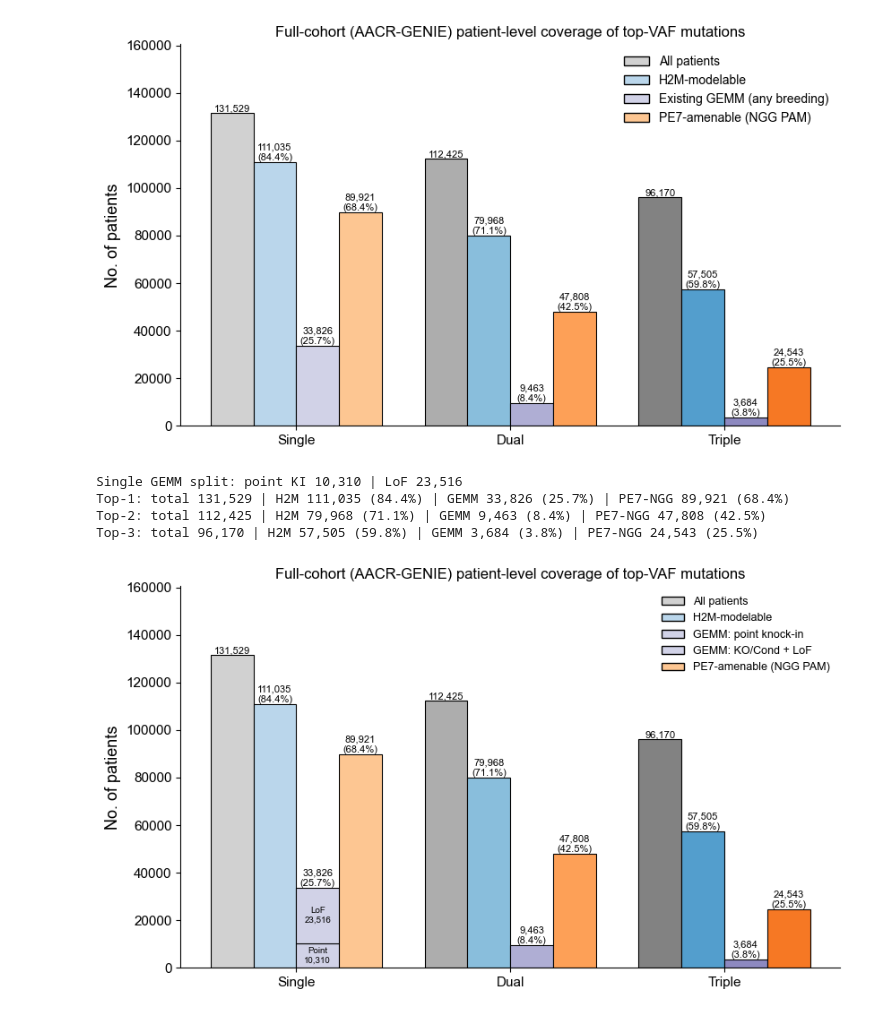
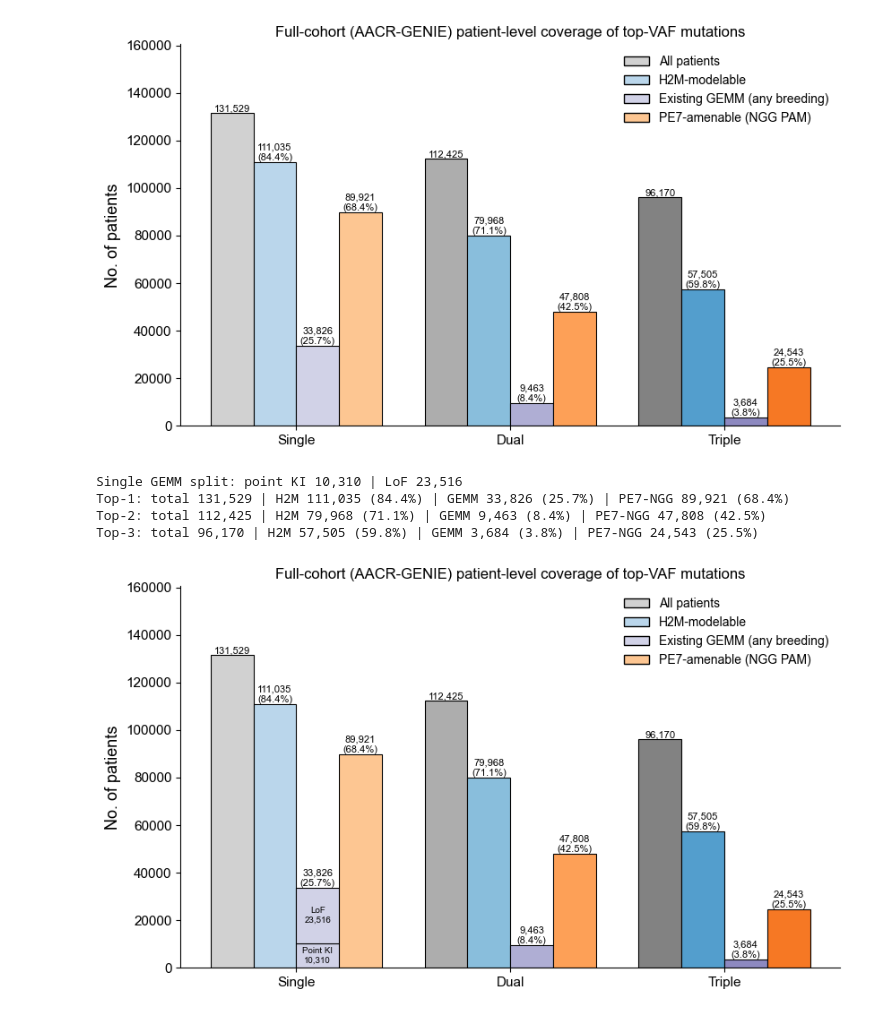
Before and after one commit to kexindon/PE7-mouse-multiplexed-editing, a Jupyter notebook: multiplexed_mutation_coverage_v3.ipynb, the cells around one changed output. Drawn from its saved outputs; the diff is of its cells as text; code cells hidden in the pictures.

```diff
--- a/multiplexed_mutation_coverage_v3.ipynb
+++ b/multiplexed_mutation_coverage_v3.ipynb
@@ -766,7 +766,7 @@ h2m_res  = strict_topn_covered(df_top3_per_sample, 'h2m_modelable')
 gemm_res = strict_topn_covered(df_top3_per_sample, 'gemm_amenable')
 ngg_res  = strict_topn_covered(df_top3_per_sample, 'pe7_amenable_ngg')
 
-# Split GEMM Single into point KI vs LoF (top-1 only)
+# Split GEMM Single by match source (top-1 only)
 top1 = df_top3_per_sample[df_top3_per_sample['vaf_rank'] == 1]
 n_single_point = (top1['gemm_match'] == 'point').sum()
 n_single_lof   = (top1['gemm_match'] == 'lof').sum()
@@ -794,8 +794,8 @@ ngg_pct  = [c/t*100 for c, t in zip(ngg_cov,  totals)]
 
 grays_3   = sns.color_palette('Greys',   6)[1:4]
 blues_3   = sns.color_palette('Blues',   6)[1:4]
-purples_3 = sns.color_palette('Purples', 6)[1:4]   # darker = Triple
-purples_6 = sns.color_palette('Purples', 6)        # use lighter shade for point-KI segment
+purples_3 = sns.color_palette('Purples', 6)[1:4]
+purples_6 = sns.color_palette('Purples', 6)        # lighter shade for point-KI segment
 oranges_3 = sns.color_palette('Oranges', 6)[1:4]
 
 fig, ax = plt.subplots(figsize=(8.5, 5))
@@ -809,11 +809,9 @@ for i in range(3):
     if i == 0:
         # Stacked: point KI (bottom, lighter) + LoF (top, normal purple)
         ax.bar(x[i] + 0.5*w, n_single_point, w,
-               color=purples_6[1], edgecolor='black', linewidth=0.8,
-               label='_nolegend_')
-        ax.bar(x[i] + 0.5*w, n_single_lof,  w, bottom=n_single_point,
-               color=purples_3[i], edgecolor='black', linewidth=0.8,
-               label='_nolegend_')
+               color=purples_6[1], edgecolor='black', linewidth=0.8)
+        ax.bar(x[i] + 0.5*w, n_single_lof, w, bottom=n_single_point,
+               color=purples_3[i], edgecolor='black', linewidth=0.8)
     else:
         ax.bar(x[i] + 0.5*w, gemm_cov[i], w, color=purples_3[i],
                edgecolor='black', linewidth=0.8)
@@ -828,8 +826,7 @@ for i in range(3):
             ha='center', va='bottom', fontsize=8)
 
     if i == 0:
-        # annotate each stacked segment + grand total
-        ax.text(x[i] + 0.5*w, n_single_point/2, f'Point\n{n_single_point:,}',
+        ax.text(x[i] + 0.5*w, n_single_point/2, f'Point KI\n{n_single_point:,}',
                 ha='center', va='center', fontsize=7, color='black')
         ax.text(x[i] + 0.5*w, n_single_point + n_single_lof/2, f'LoF\n{n_single_lof:,}',
                 ha='center', va='center', fontsize=7, color='black')
@@ -837,35 +834,34 @@ for i in range(3):
                 ha='center', va='bottom', fontsize=8)
     else:
         ax.text(x[i] + 0.5*w, gemm_cov[i], f'{gemm_cov[i]:,}\n({gemm_pct[i]:.1f}%)',
                 ha='center', va='bottom', fontsize=8)
 
     ax.text(x[i] + 1.5*w, ngg_cov[i],  f'{ngg_cov[i]:,}\n({ngg_pct[i]:.1f}%)',
             ha='center', va='bottom', fontsize=8)
 
 ax.set_xticks(x)
 ax.set_xticklabels(labels, fontsize=13)
 ax.set_ylabel('No. of patients', fontsize=13)
 ax.set_title('Full-cohort (AACR-GENIE) patient-level coverage of top-VAF mutations', fontsize=12)
 ax.tick_params(axis='both', labelsize=11)
 ax.spines[['top', 'right']].set_visible(False)
 ax.set_ylim(0, max(totals) * 1.22)
 
 from matplotlib.patches import Patch
 legend_elems = [
     Patch(facecolor=grays_3[0],   edgecolor='black', label='All patients'),
     Patch(facecolor=blues_3[0],   edgecolor='black', label='H2M-modelable'),
-    Patch(facecolor=purples_6[1], edgecolor='black', label='GEMM: point knock-in'),
-    Patch(facecolor=purples_3[0], edgecolor='black', label='GEMM: KO/Cond + LoF'),
+    Patch(facecolor=purples_3[0], edgecolor='black', label='Existing GEMM (any breeding)'),
     Patch(facecolor=oranges_3[0], edgecolor='black', label='PE7-amenable (NGG PAM)'),
 ]
-ax.legend(handles=legend_elems, frameon=False, fontsize=9, loc='upper right')
+ax.legend(handles=legend_elems, frameon=False, fontsize=10, loc='upper right')
 
 fig.tight_layout()
-plt.savefig('figures/full_patient_coverage_2.pdf', bbox_inches='tight')
+plt.savefig('figures/full_patient_coverage_v3.pdf', bbox_inches='tight')
 plt.show()
 # %% [output]
 Single GEMM split: point KI 10,310 | LoF 23,516
 Top-1: total 131,529 | H2M 111,035 (84.4%) | GEMM 33,826 (25.7%) | PE7-NGG 89,921 (68.4%)
 Top-2: total 112,425 | H2M 79,968 (71.1%) | GEMM 9,463 (8.4%) | PE7-NGG 47,808 (42.5%)
 Top-3: total 96,170 | H2M 57,505 (59.8%) | GEMM 3,684 (3.8%) | PE7-NGG 24,543 (25.5%)
-[figure, old version]
+[figure, new version]
```
